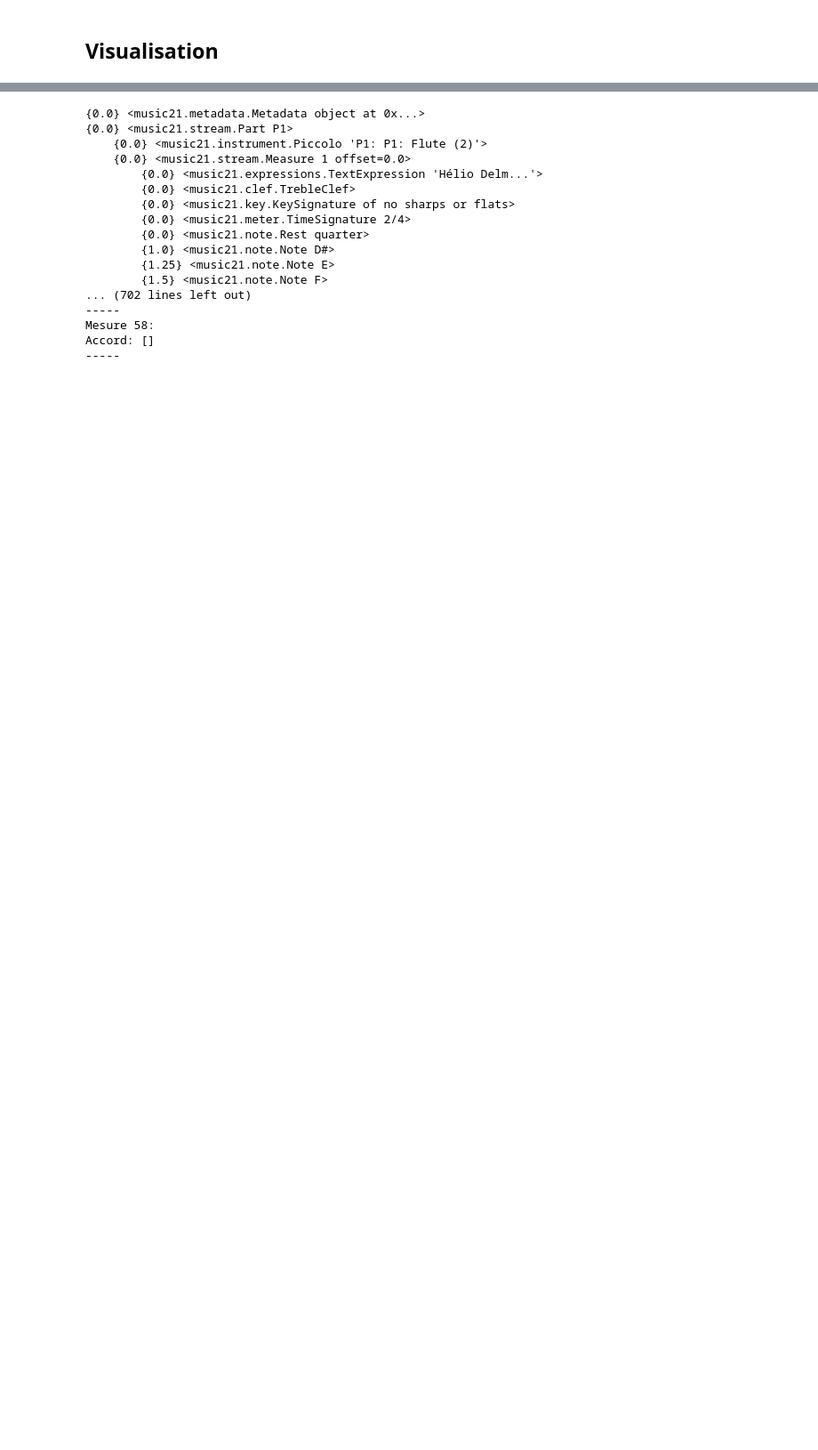
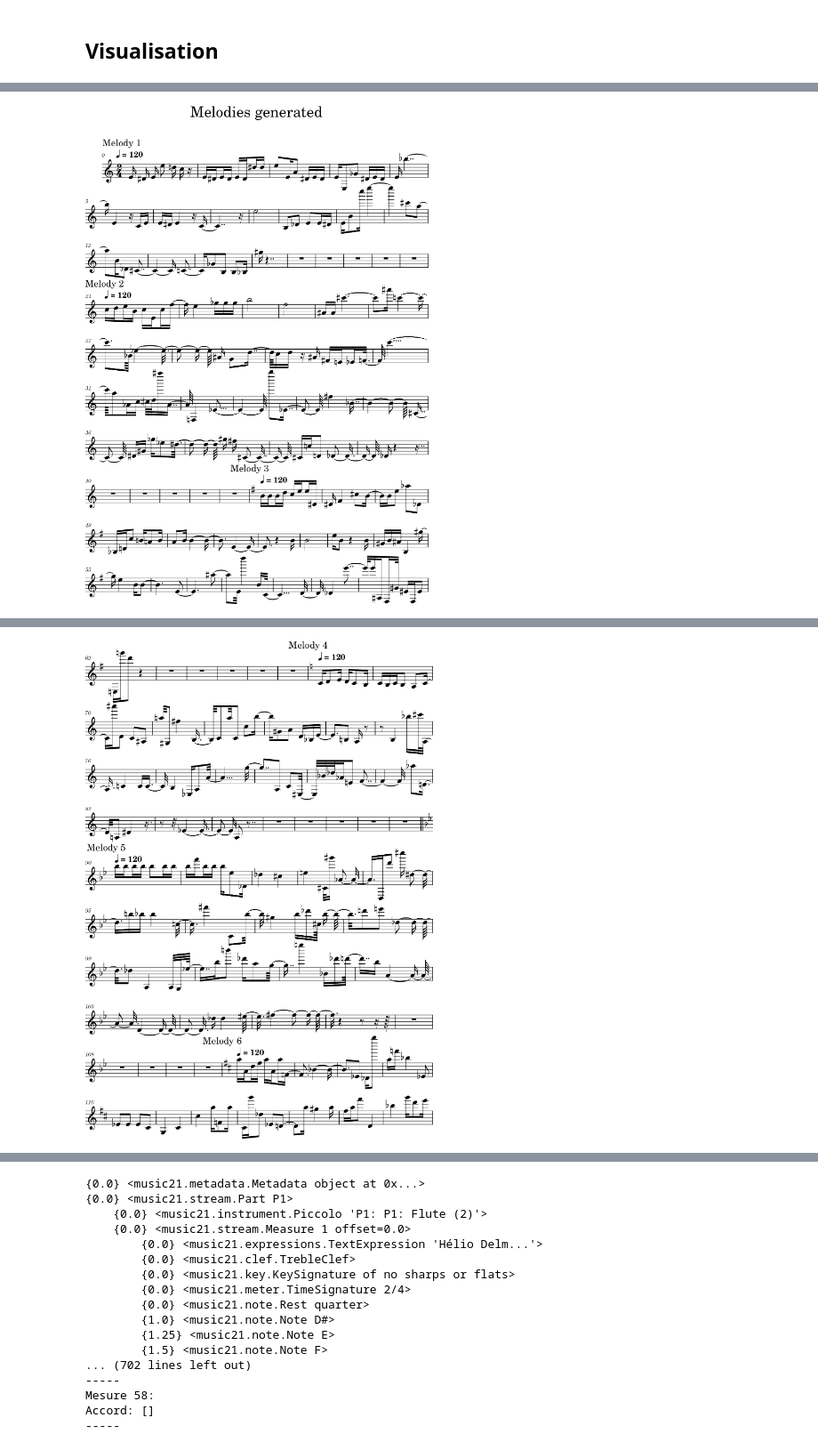
Before and after one commit to Gowthraven/Projet_M2, a Jupyter notebook: show_melody.ipynb, the cells around one changed output, grey strips where cells are left out. Shown at 89% size. Drawn from its saved outputs; the diff is of its cells as text; code cells hidden in the pictures; blank space fills up the shorter version.

```diff
--- a/show_melody.ipynb
+++ b/show_melody.ipynb
@@ -20,3 +20,7 @@ music21.environment.set('lilypondPath', r'C:\Users\jeffs\lilypond-2.24.2\bin\lil
 music21.environment.set('musescoreDirectPNGPath',str(os.path.join("C:\\", "Program Files","MuseScore 4","bin","MuseScore4.exe")))
 music21.environment.set('musicxmlPath', str(os.path.join("C:\\", "Program Files","MuseScore 4","bin","MuseScore4.exe")))
 #music21.environment.set('lilypondPath', r'C:\Users\jeffs\lilypond-2.24.2\bin\lilypond.exe')
+# %%
+fileName="TA_6"
+show_all_generated(f"Generated/{fileName}.json").show()
+# %% [output]
@@ -22,0 +39 @@ music21.environment.set('musicxmlPath', str(os.path.join("C:\\", "Program Files"
+[figure, added]
@@ -22,0 +41 @@ music21.environment.set('musicxmlPath', str(os.path.join("C:\\", "Program Files"
+[figure, added]
```
Also changed, not shown: parts of 5 cells of this notebook, 3 other files.
